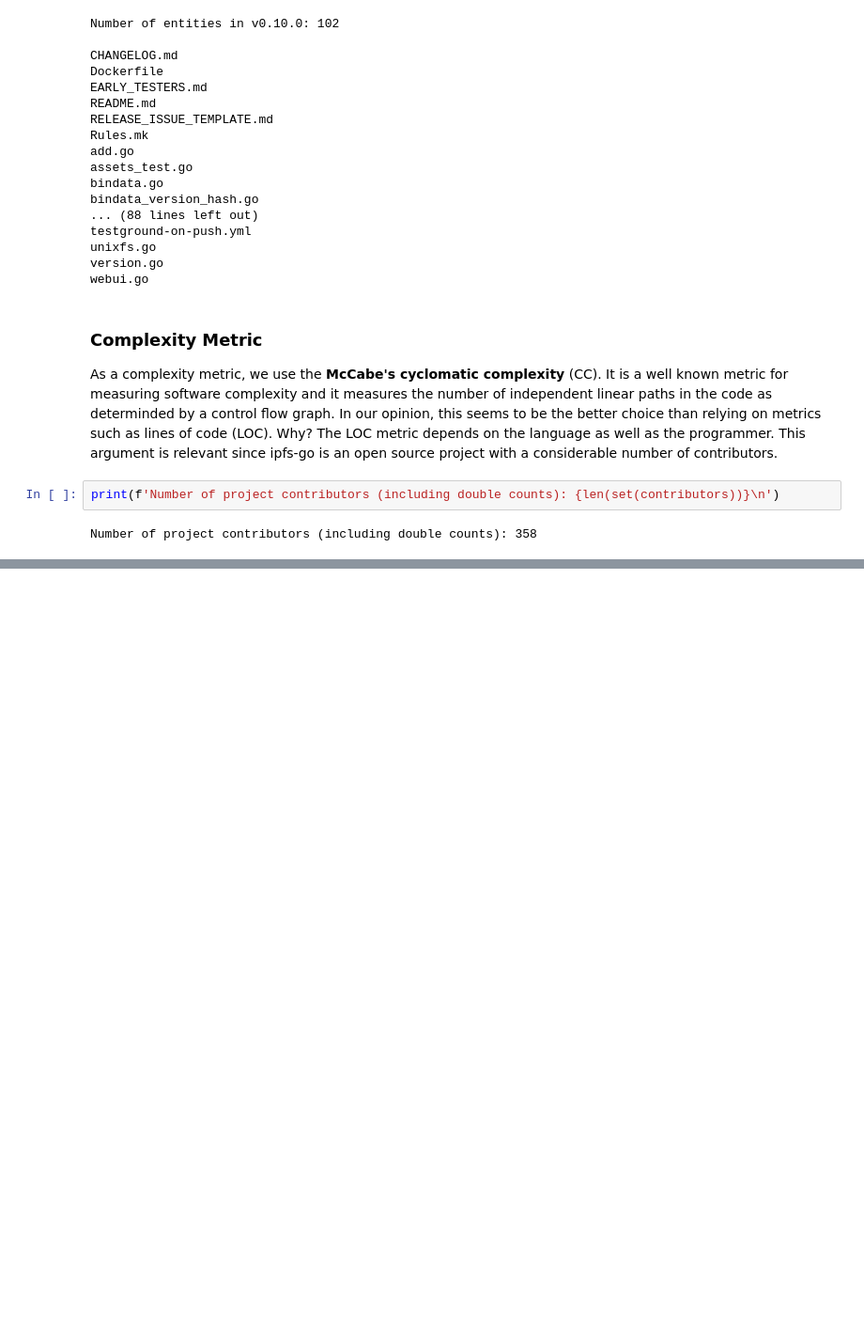
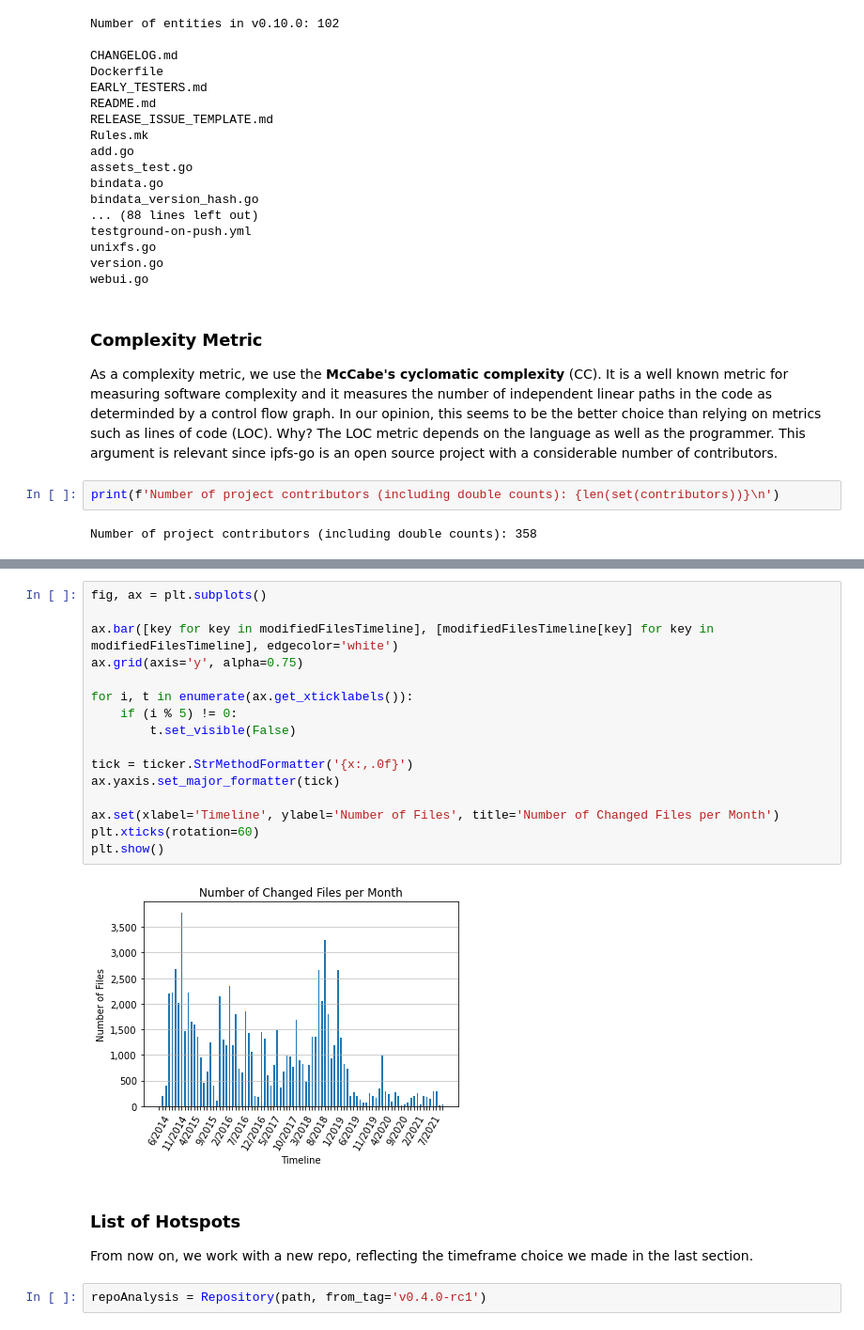
Before and after one commit to miksut/repo_mining, a Jupyter notebook: ipfs_repo_mining.ipynb, the cells around one changed output, grey strips where cells are left out. Shown at 94% size. Cells and saved outputs as stored; diff of their text form; blank space fills up the shorter version.

Commit message:
Analysis of complexity hotspots: Deciding on a timeframe

```diff
--- a/ipfs_repo_mining.ipynb
+++ b/ipfs_repo_mining.ipynb
@@ -149,0 +226,23 @@ Number of project contributors (including double counts): 358
+# %%
+fig, ax = plt.subplots()
+
+ax.bar([key for key in modifiedFilesTimeline], [modifiedFilesTimeline[key] for key in modifiedFilesTimeline], edgecolor='white')
+ax.grid(axis='y', alpha=0.75)
+
+for i, t in enumerate(ax.get_xticklabels()):
+    if (i % 5) != 0:
+        t.set_visible(False)
+
+tick = ticker.StrMethodFormatter('{x:,.0f}')
+ax.yaxis.set_major_formatter(tick)
+
+ax.set(xlabel='Timeline', ylabel='Number of Files', title='Number of Changed Files per Month')
+plt.xticks(rotation=60)
+plt.show()
+# %% [output]
+[figure, added]
+# %% [markdown]
+### List of Hotspots
+From now on, we work with a new repo, reflecting the timeframe choice we made in the last section.
+# %%
+repoAnalysis = Repository(path, from_tag='v0.4.0-rc1')
```
Also changed, not shown: parts of 11 cells of this notebook, 3 other files.
